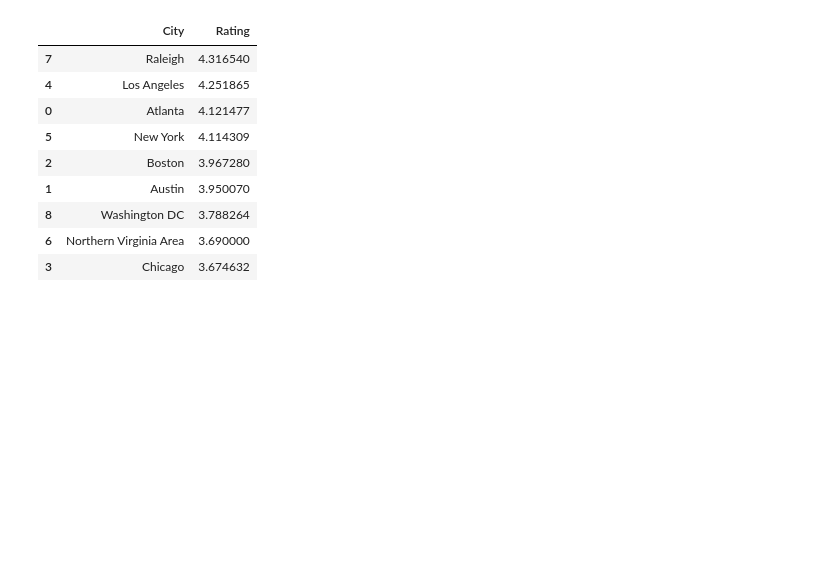
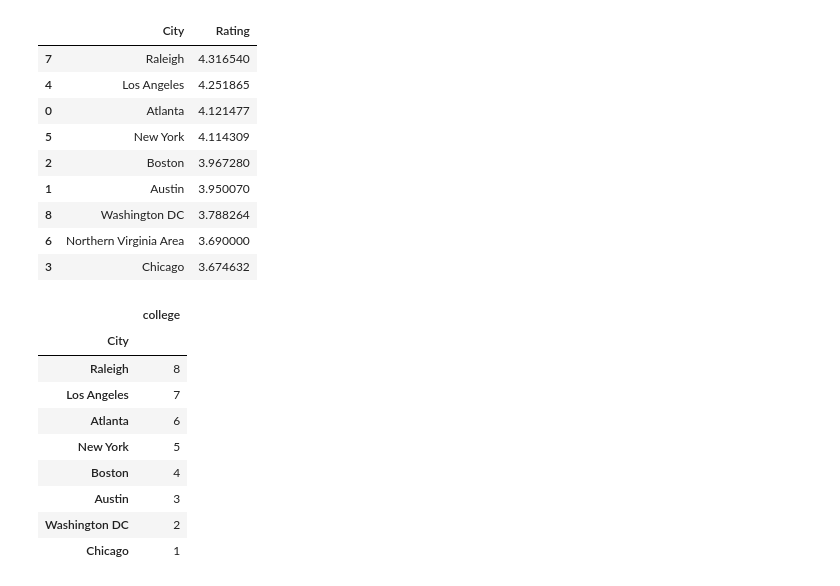
Before and after one commit to indranik/BC_Project1, a Jupyter notebook: HousingSchools_Guirlyn/schools_results.ipynb, the cells around one changed output. Saved outputs shown, nothing was run; the diff lists cells and outputs as text; code cells hidden in the pictures; blank space fills up the shorter version.

```diff
--- a/HousingSchools_Guirlyn/housing_schools.ipynb
+++ b/HousingSchools_Guirlyn/schools_results.ipynb
@@ -231,7 +134,17 @@ ranking_college
 # %%
 ranking_college = ranking_college.drop([6])
 ranking_college = ranking_college.drop(['Rating'],axis=1)
 ranking_college['college'] = ordered
 ranking_college=ranking_college.set_index('City')
 ranking_college
-ranking['college']=ranking_college['college']
+# %% [output]
+|  | college |
+| City |  |
+| Raleigh | 8 |
+| Los Angeles | 7 |
+| Atlanta | 6 |
+| New York | 5 |
+| Boston | 4 |
+| Austin | 3 |
+| Washington DC | 2 |
+| Chicago | 1 |
```
Also changed, not shown: parts of 16 cells of this notebook, 5 other files.
